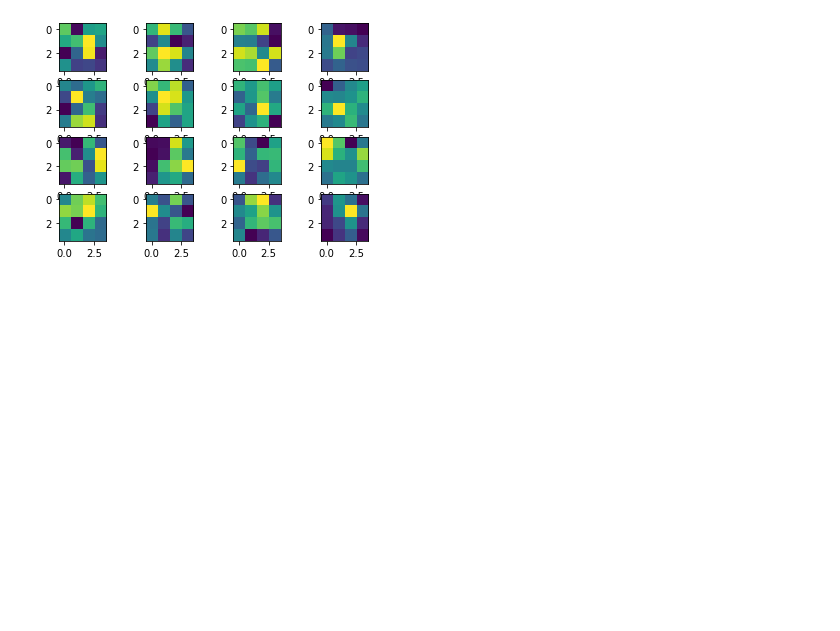
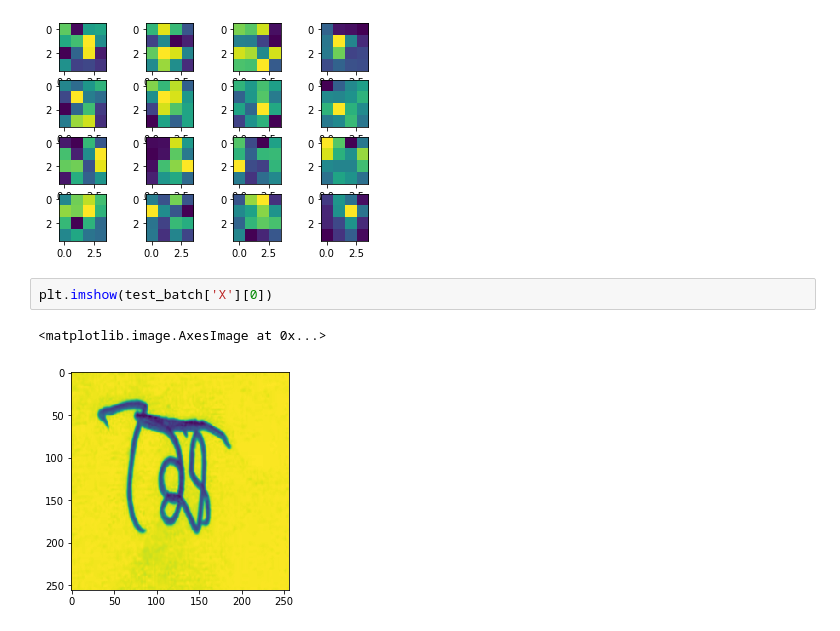
Before and after one commit to pablo53/bengaliai-cv19, a Jupyter notebook: ConvAutoEncoder3PostProcess.ipynb, the cells around one changed output. Drawn from its saved outputs; the diff is of its cells as text; blank space fills up the shorter version.

```diff
--- a/ConvAutoEncoder3PostProcess.ipynb
+++ b/ConvAutoEncoder3PostProcess.ipynb
@@ -142,3 +142,8 @@ for i in range(y_pred.shape[3]):
     plt.imshow(y_pred[0, :, :, i])
 # %% [output]
 [figure]
+# %%
+plt.imshow(test_batch['X'][0])
+# %% [output]
+<matplotlib.image.AxesImage at 0x...>
+[figure, added]
```
